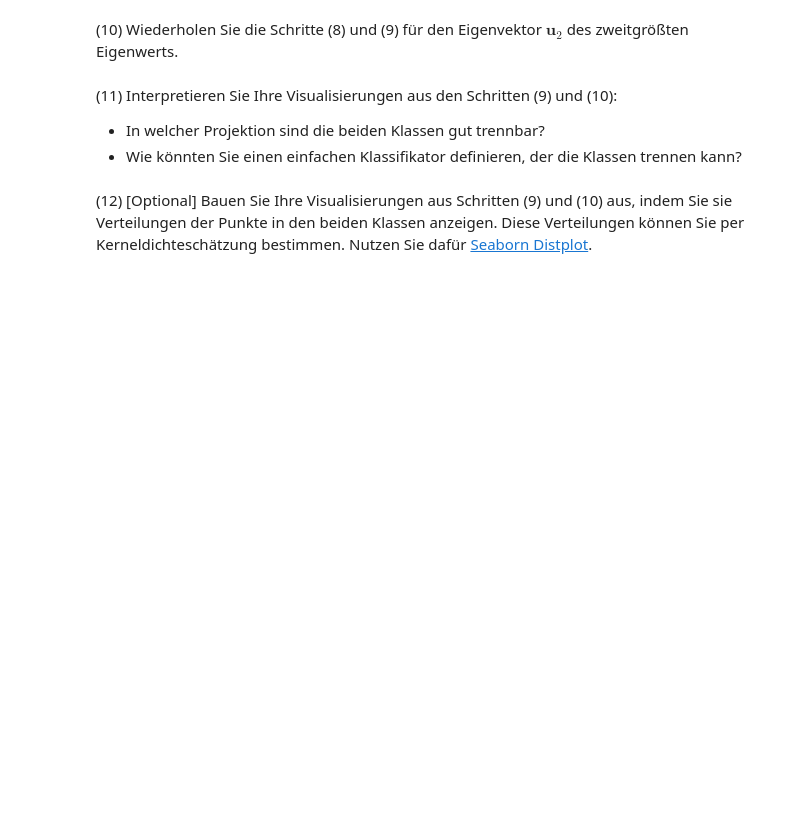
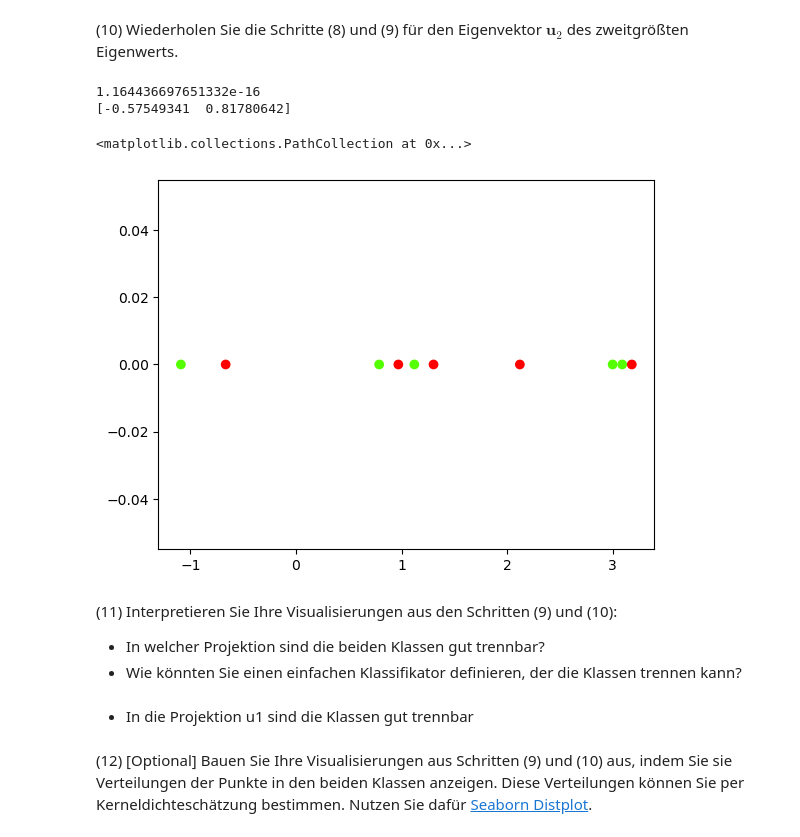
Before and after one commit to Ven109/Machine-Learning, a Jupyter notebook: Uebung_12.ipynb, the cells around one changed output. Drawn from its saved outputs; the diff is of its cells as text; code cells hidden in the pictures; blank space fills up the shorter version.

```diff
--- a/Uebung_12.ipynb
+++ b/Uebung_12.ipynb
@@ -165,9 +215,24 @@ m2 = np.ones((2))
 # %% [markdown]
 (10) Wiederholen Sie die Schritte (8) und (9) für den Eigenvektor $\mathbf{u}_2$ des zweitgrößten Eigenwerts.
+# %%
+u2_eig_values = eig_values[1]
+u2 = eig_vectors[:,1]
+print(u2_eig_values)
+print(u2)
+
+proj_u2 = u2 @ X_12_2.T
+plt.scatter(proj_u2,y_zeros, c=y_12_2, cmap="prism")
+# %% [output]
+1.164436697651332e-16
+[-0.57549341  0.81780642]
+<matplotlib.collections.PathCollection at 0x...>
+[figure, added]
 # %% [markdown]
 (11) Interpretieren Sie Ihre Visualisierungen aus den Schritten (9) und (10):
 
 * In welcher Projektion sind die beiden Klassen gut trennbar?
 * Wie könnten Sie einen einfachen Klassifikator definieren, der die Klassen trennen kann?
+# %% [markdown]
+- In die Projektion u1 sind die Klassen gut trennbar
 # %% [markdown]
 (12) \[Optional\] Bauen Sie Ihre Visualisierungen aus Schritten (9) und (10) aus, indem Sie sie Verteilungen der Punkte in den beiden Klassen anzeigen. Diese Verteilungen können Sie per Kerneldichteschätzung bestimmen. Nutzen Sie dafür [Seaborn Distplot](https://seaborn.pydata.org/generated/seaborn.distplot.html).
```
Also changed, not shown: parts of 10 cells of this notebook.
